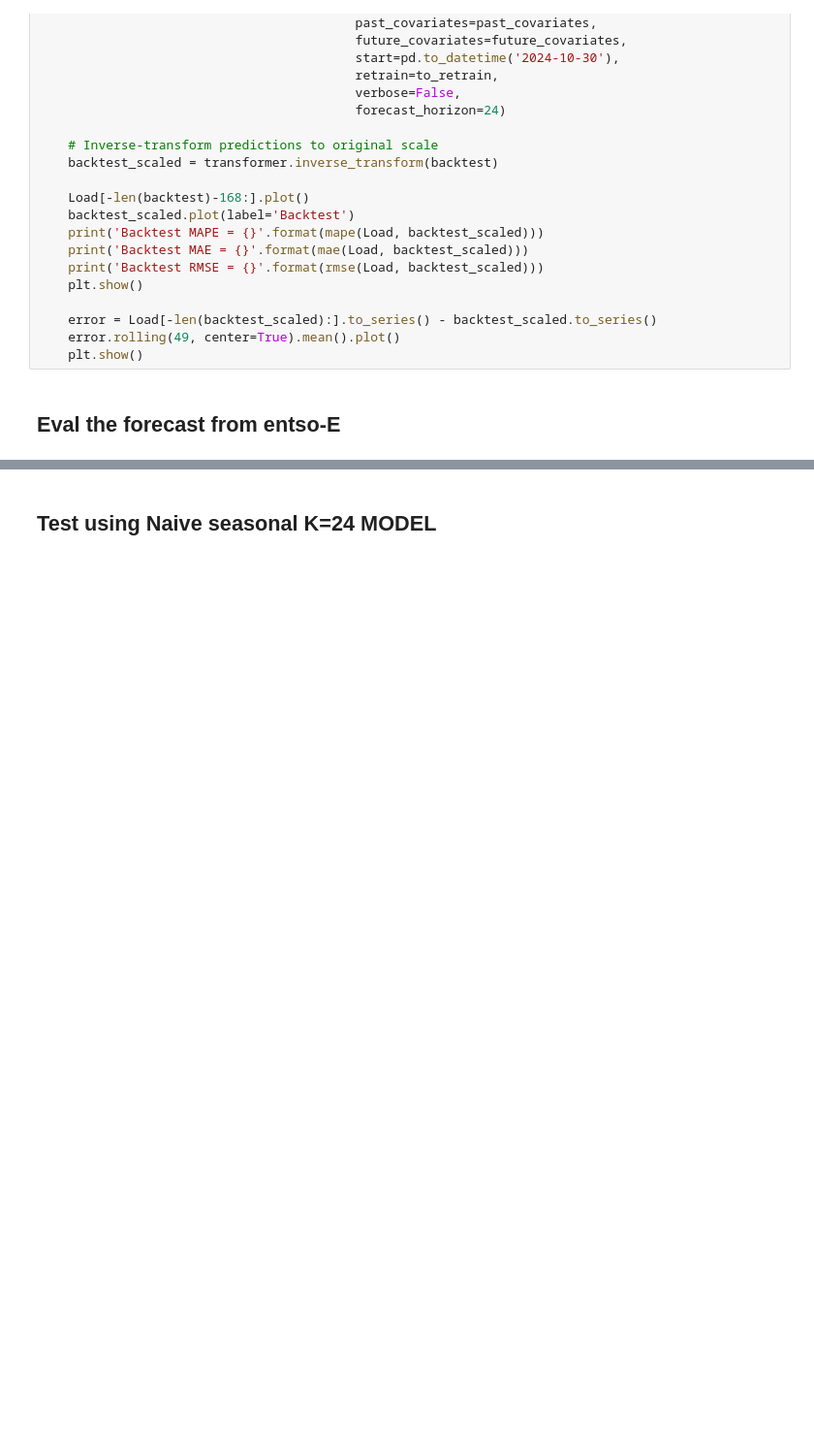
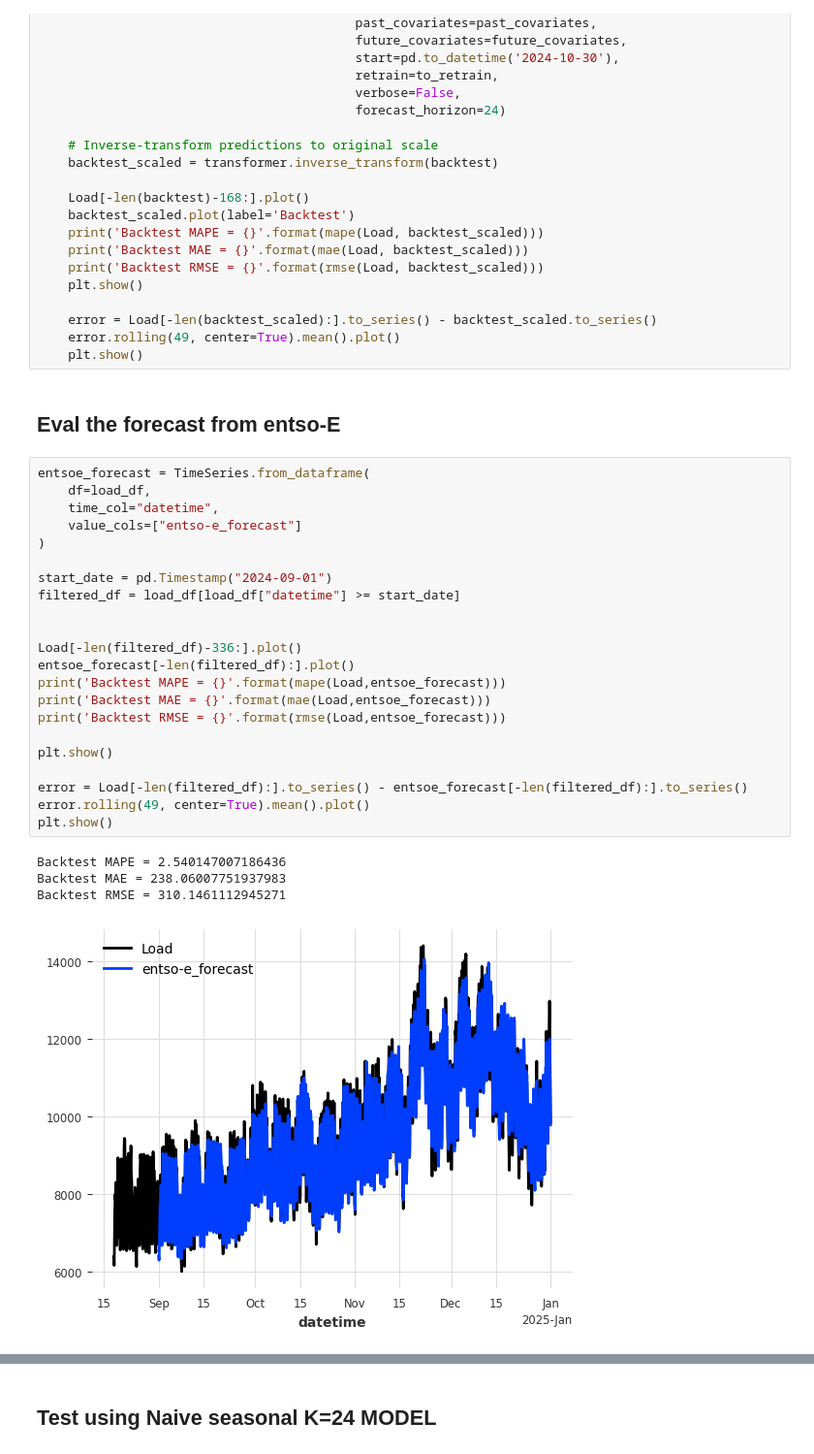
Before and after one commit to jakfar/Project, a Jupyter notebook: Final.ipynb, the cells around one changed output, grey strips where cells are left out. Shown at 97% size. Cells and saved outputs as stored; diff of their text form; blank space fills up the shorter version.

```diff
--- a/Final.ipynb
+++ b/Final.ipynb
@@ -281,3 +281,30 @@ def eval_model_transform(model, past_covariates=None, future_covariates=None, to
     plt.show()
 # %% [markdown]
 ## Eval the forecast from entso-E
+# %%
+entsoe_forecast = TimeSeries.from_dataframe(
+    df=load_df,
+    time_col="datetime",
+    value_cols=["entso-e_forecast"]
+)
+
+start_date = pd.Timestamp("2024-09-01")
+filtered_df = load_df[load_df["datetime"] >= start_date]
+
+
+Load[-len(filtered_df)-336:].plot()
+entsoe_forecast[-len(filtered_df):].plot()
+print('Backtest MAPE = {}'.format(mape(Load,entsoe_forecast)))
+print('Backtest MAE = {}'.format(mae(Load,entsoe_forecast)))
+print('Backtest RMSE = {}'.format(rmse(Load,entsoe_forecast)))
+
+plt.show()
+
+error = Load[-len(filtered_df):].to_series() - entsoe_forecast[-len(filtered_df):].to_series()
+error.rolling(49, center=True).mean().plot()
+plt.show()
+# %% [output]
+Backtest MAPE = 2.540147007186436
+Backtest MAE = 238.06007751937983
+Backtest RMSE = 310.1461112945271
+[figure, added]
```
Also changed, not shown: parts of 11 cells of this notebook.
